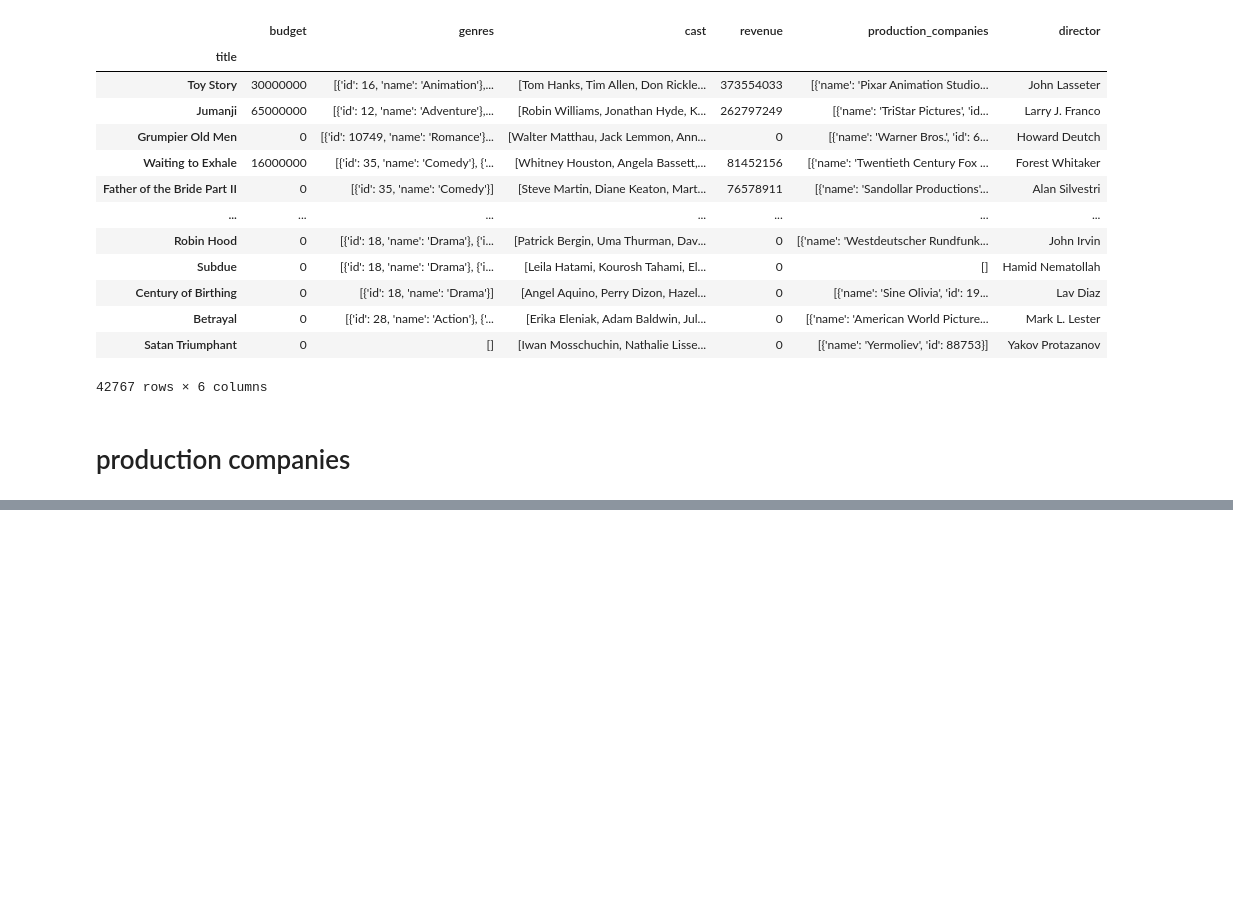
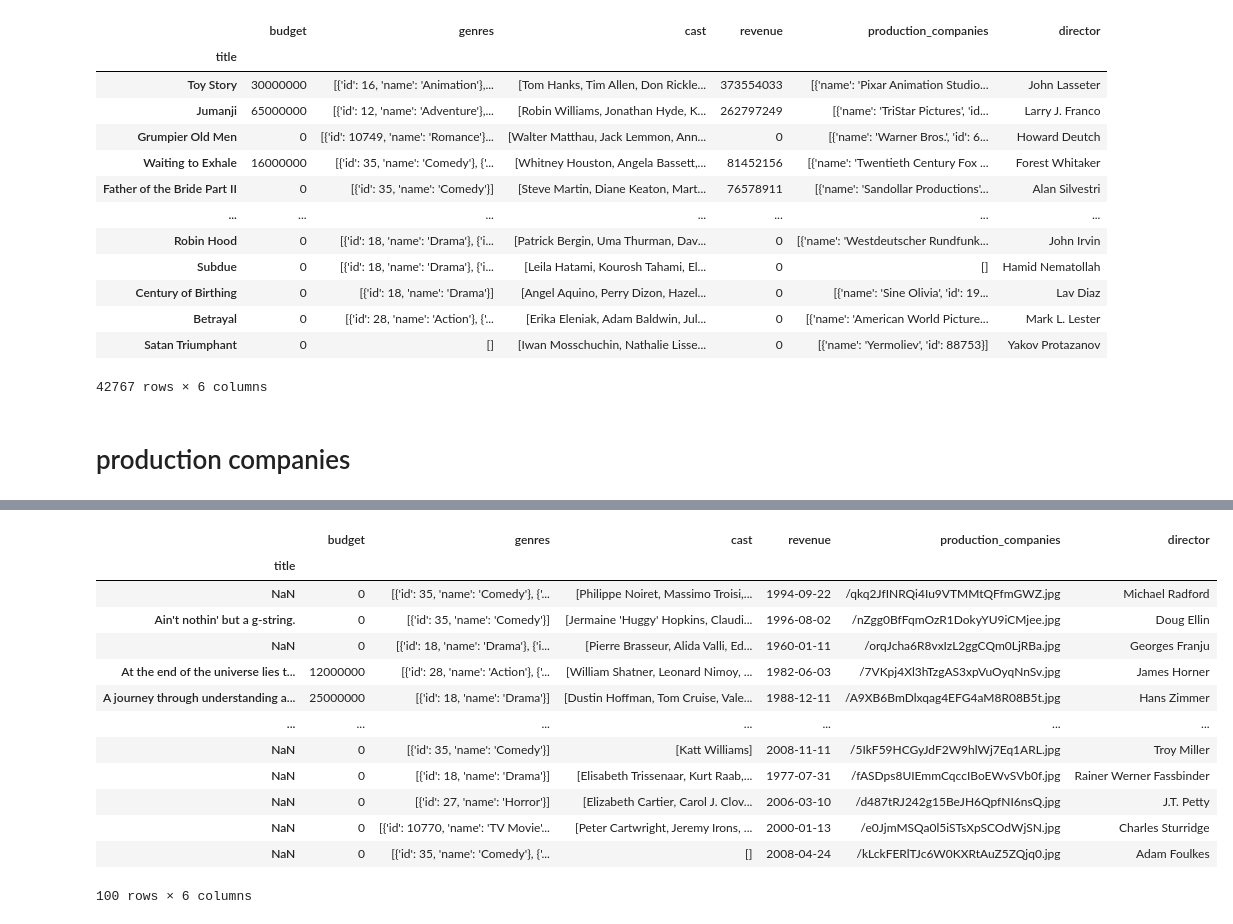
Before and after one commit to rmedina0531/movie-database-ml-project, a Jupyter notebook: project.ipynb, the cells around one changed output, grey strips where cells are left out. Cells and saved outputs as stored; diff of their text form; code cells hidden in the pictures; blank space fills up the shorter version.

```diff
--- a/project.ipynb
+++ b/project.ipynb
@@ -248,0 +300,20 @@ SyntaxError: invalid syntax (<unknown>, line 1)
+# %%
+#removed bad production company Data
+valid = df_reduced[df_reduced['production_companies'].str.contains(".jpg", case=False, na=True)]
+
+valid
+# %% [output]
+|  | budget | genres | cast | revenue | production_companies | director |
+| title |  |  |  |  |  |  |
+| NaN | 0 | [{'id': 35, 'name': 'Comedy'}, {'... | [Philippe Noiret, Massimo Troisi,... | 1994-09-22 | /qkq2JfINRQi4Iu9VTMMtQFfmGWZ.jpg | Michael Radford |
+| Ain't nothin' but a g-string. | 0 | [{'id': 35, 'name': 'Comedy'}] | [Jermaine 'Huggy' Hopkins, Claudi... | 1996-08-02 | /nZgg0BfFqmOzR1DokyYU9iCMjee.jpg | Doug Ellin |
+| NaN | 0 | [{'id': 18, 'name': 'Drama'}, {'i... | [Pierre Brasseur, Alida Valli, Ed... | 1960-01-11 | /orqJcha6R8vxIzL2ggCQm0LjRBa.jpg | Georges Franju |
+| At the end of the universe lies t... | 12000000 | [{'id': 28, 'name': 'Action'}, {'... | [William Shatner, Leonard Nimoy, ... | 1982-06-03 | /7VKpj4Xl3hTzgAS3xpVuOyqNnSv.jpg | James Horner |
+| A journey through understanding a... | 25000000 | [{'id': 18, 'name': 'Drama'}] | [Dustin Hoffman, Tom Cruise, Vale... | 1988-12-11 | /A9XB6BmDlxqag4EFG4aM8R08B5t.jpg | Hans Zimmer |
+| ... | ... | ... | ... | ... | ... | ... |
+| NaN | 0 | [{'id': 35, 'name': 'Comedy'}] | [Katt Williams] | 2008-11-11 | /5IkF59HCGyJdF2W9hlWj7Eq1ARL.jpg | Troy Miller |
+| NaN | 0 | [{'id': 18, 'name': 'Drama'}] | [Elisabeth Trissenaar, Kurt Raab,... | 1977-07-31 | /fASDps8UIEmmCqccIBoEWvSVb0f.jpg | Rainer Werner Fassbinder |
+| NaN | 0 | [{'id': 27, 'name': 'Horror'}] | [Elizabeth Cartier, Carol J. Clov... | 2006-03-10 | /d487tRJ242g15BeJH6QpfNI6nsQ.jpg | J.T. Petty |
+| NaN | 0 | [{'id': 10770, 'name': 'TV Movie'... | [Peter Cartwright, Jeremy Irons, ... | 2000-01-13 | /e0JjmMSQa0l5iSTsXpSCOdWjSN.jpg | Charles Sturridge |
+| NaN | 0 | [{'id': 35, 'name': 'Comedy'}, {'... | [] | 2008-04-24 | /kLckFERlTJc6W0KXRtAuZ5ZQjq0.jpg | Adam Foulkes |
+100 rows × 6 columns
```
Also changed, not shown: parts of 6 cells of this notebook, 1 other file.
